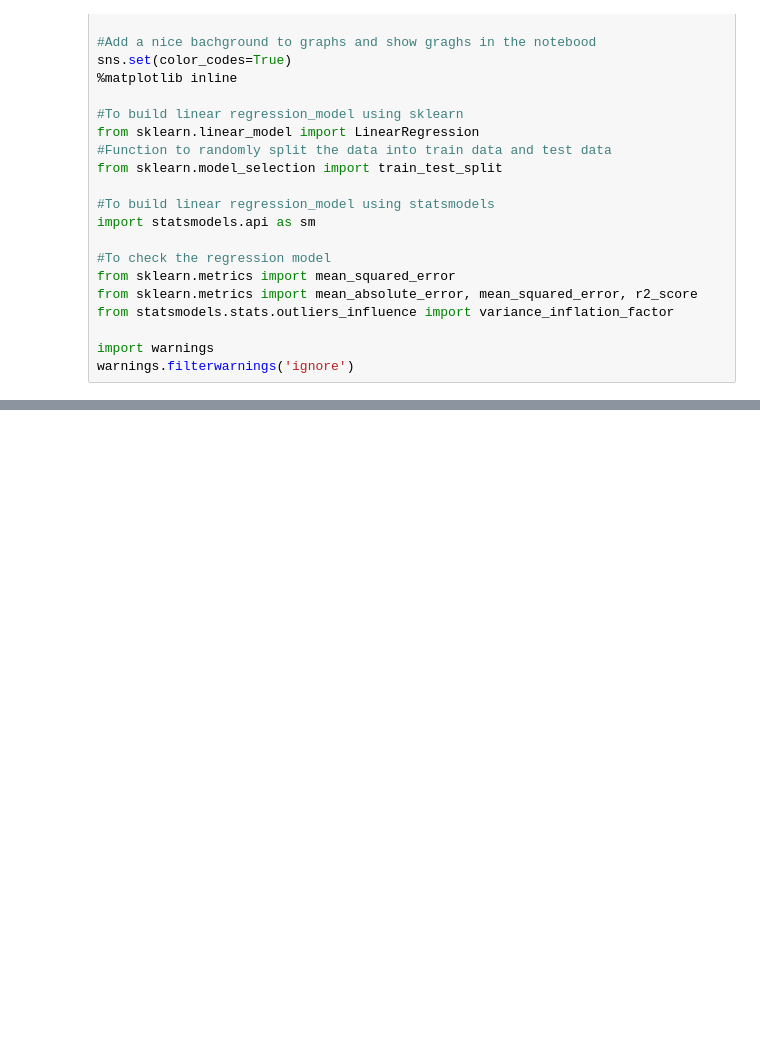
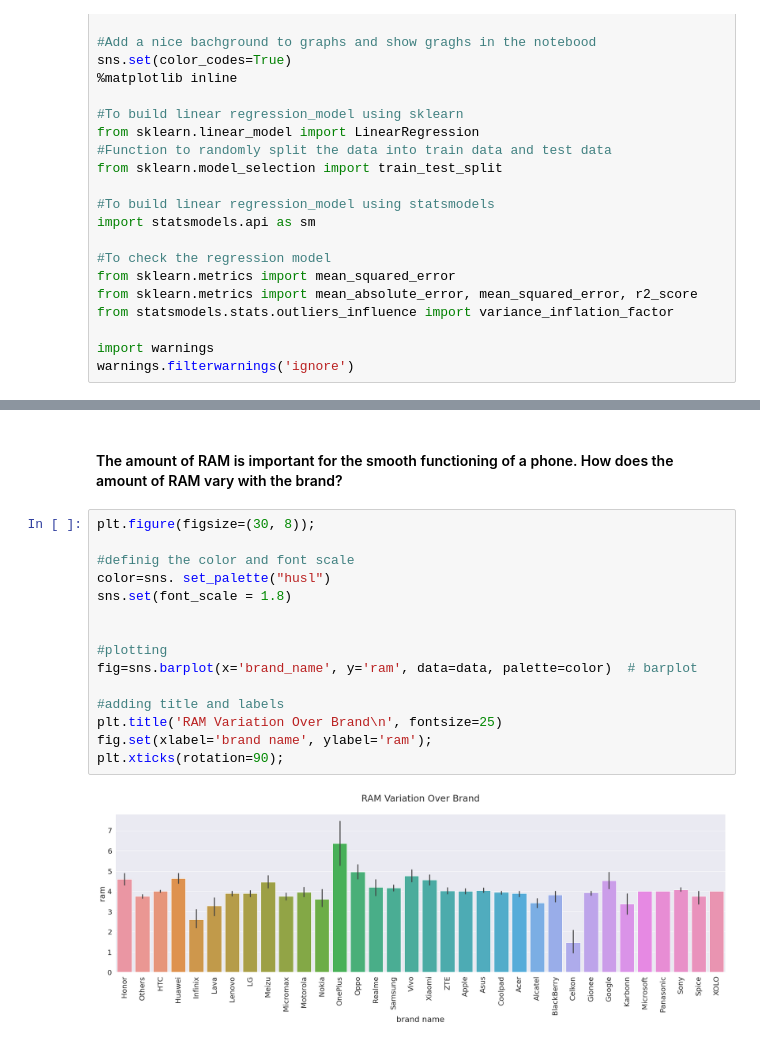
Before and after one commit to Ayda-Darvishan/ML-Regression-Model--AWS, a Jupyter notebook: AWS-NoteBook.ipynb, the cells around one changed output, grey strips where cells are left out. Cells and saved outputs as stored; diff of their text form; blank space fills up the shorter version.

```diff
--- a/AWS-NoteBook.ipynb
+++ b/AWS-NoteBook.ipynb
@@ -43,0 +228,19 @@ warnings.filterwarnings('ignore')
+# %% [markdown]
+#### The amount of RAM is important for the smooth functioning of a phone. How does the amount of RAM vary with the brand?
+# %%
+plt.figure(figsize=(30, 8));
+
+#definig the color and font scale
+color=sns. set_palette("husl")
+sns.set(font_scale = 1.8)
+
+
+#plotting
+fig=sns.barplot(x='brand_name', y='ram', data=data, palette=color)  # barplot
+
+#adding title and labels
+plt.title('RAM Variation Over Brand\n', fontsize=25)
+fig.set(xlabel='brand name', ylabel='ram');
+plt.xticks(rotation=90);
+# %% [output]
+[figure, added]
```
Also changed, not shown: parts of 41 cells of this notebook.
